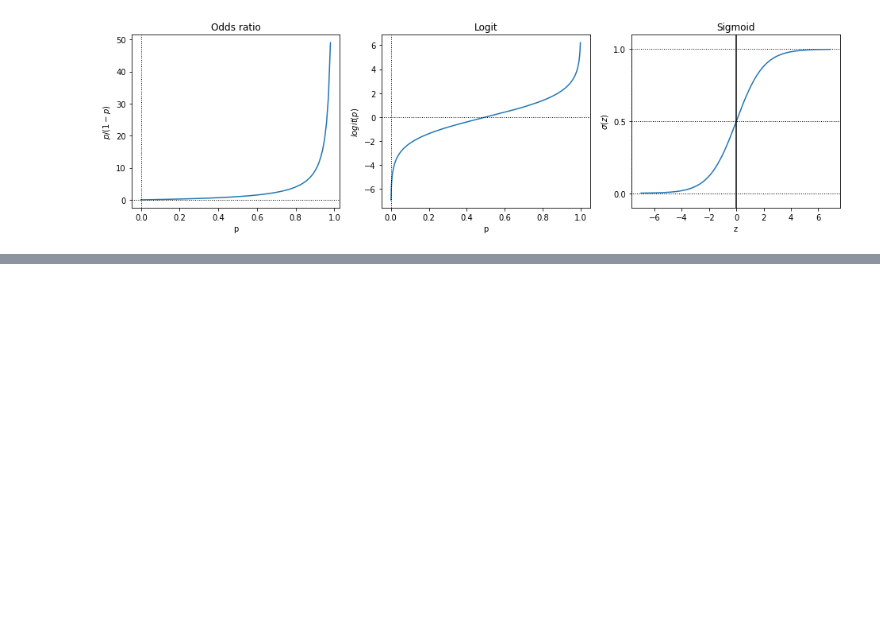
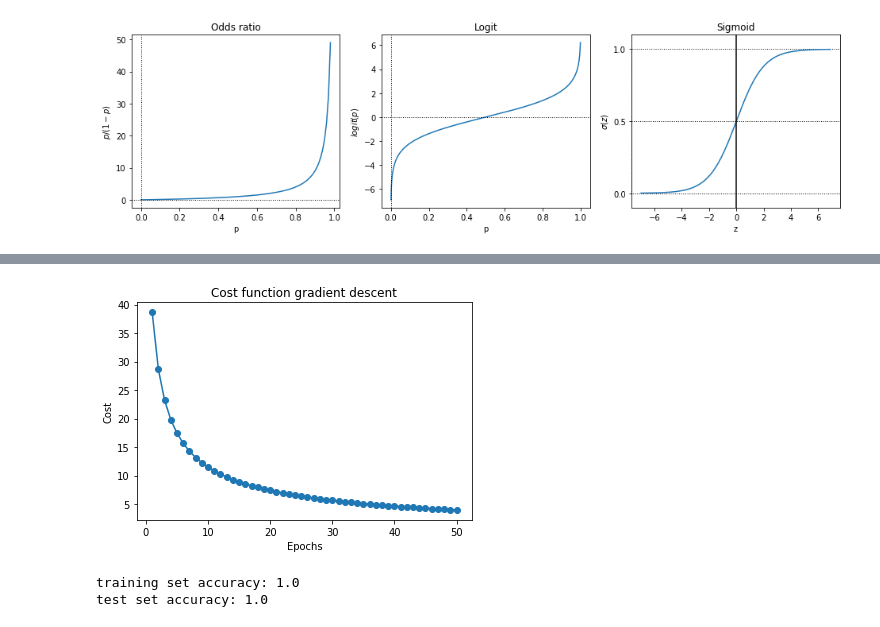
Before and after one commit to IwanVonNeumann/log-reg, a Jupyter notebook: log-reg-demo.ipynb, the cells around one changed output, grey strips where cells are left out. Cells and saved outputs as stored; diff of their text form; code cells hidden in the pictures; blank space fills up the shorter version.

```diff
--- a/log-reg-demo.ipynb
+++ b/log-reg-demo.ipynb
@@ -56,0 +102,7 @@ plt.show()
+# %%
+sc = StandardScaler()
+X = sc.fit_transform(X)
+# %%
+X_train, X_test, y_train, y_test = train_test_split(X, y, test_size=0.1, random_state=0)
+# %%
+log_reg = LogisticRegression()
@@ -56,0 +113,8 @@ plt.show()
+# %%
+plot_error_history(log_reg.cost_history_, plot_settings={
+    'title': 'Cost function gradient descent',
+    'xlabel': 'Epochs',
+    'ylabel': 'Cost'
+})
+# %% [output]
+[figure, added]
@@ -56,0 +124,6 @@ plt.show()
+# %%
+print('training set accuracy:', accuracy_score(y_train, y_train_pred))
+print('test set accuracy:', accuracy_score(y_test, y_test_pred))
+# %% [output]
+training set accuracy: 1.0
+test set accuracy: 1.0
```
Also changed, not shown: parts of 26 cells of this notebook, 8 other files.
